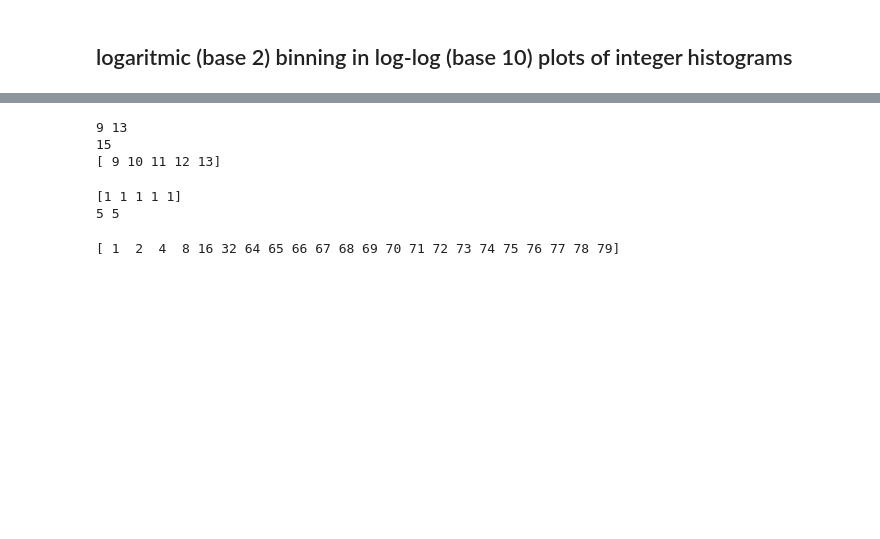
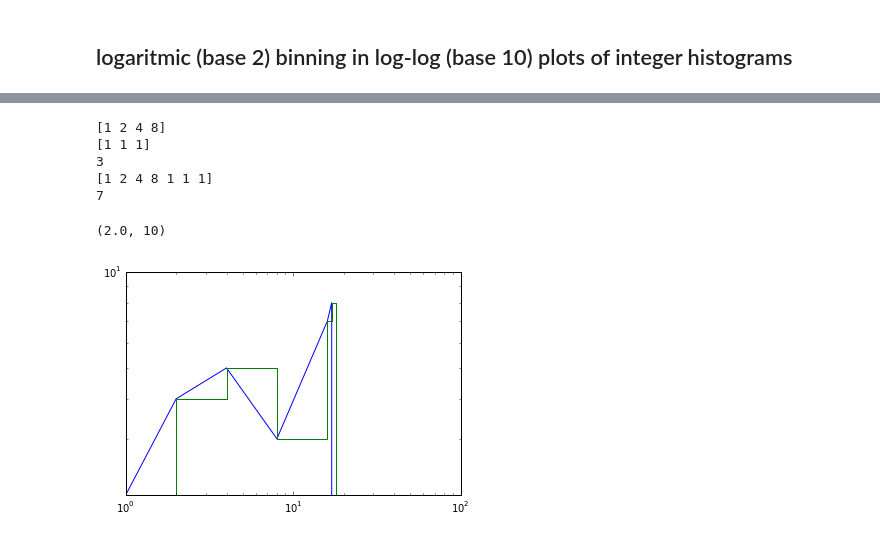
Before and after one commit to FedericoMuciaccia/SistemiComplessi, a Jupyter notebook: src/log binning.ipynb, the cells around one changed output, grey strips where cells are left out. Saved outputs shown, nothing was run; the diff lists cells and outputs as text; code cells hidden in the pictures; blank space fills up the shorter version.

Commit message:
forse terminata canalizzazione logaritmica

```diff
--- a/src/log binning.ipynb
+++ b/src/log binning.ipynb
@@ -88,37 +83,43 @@ SyntaxError: invalid syntax (<ipython-input-136-8c837a25a4e9>, line 1)
-# %%
-
-linStart = 2**logStop + 1
-linStop = linMax
-
-print linStart, linStop
-
-nOtherLinBins = linStop - linStart + 1
-
-print nLinBins
-
-linBins = numpy.linspace(linStart, linStop, num=nOtherLinBins, dtype=int)
-
-print linBins
-# %% [output]
-9 13
-15
-[ 9 10 11 12 13]
-# %%
-linWeights = numpy.ones(nOtherLinBins, dtype=int)
-
-print linWeights
-
-print len(linBins), len(linWeights)
-# %% [output]
-[1 1 1 1 1]
-5 5
-# %%
-bins = numpy.append(logBins, linBins)
-
-print bins
-# %% [output]
-[ 1  2  4  8 16 32 64 65 66 67 68 69 70 71 72 73 74 75 76 77 78 79]
-# %%
-weights = numpy.append(logWeights, linWeights)
-
-print weights
+# %%
+
+DA BUTTARE
+
+
+# uso le proprietà dei logaritmi in base 2:
+# 2^(n+1) - 2^n = 2^n
+divisoriDatiCanalizzatiLog = numpy.delete(logBins, -1)
+
+print divisoriDatiCanalizzatiLog
+
+divisoriDatiCanalizzatiLin = numpy.ones(nLinBins, dtype=int)
+
+print divisoriDatiCanalizzatiLin
+
+print len(divisoriDatiCanalizzatiLin)
+
+divisoriDatiCanalizzati = numpy.append(divisoriDatiCanalizzatiLog, divisoriDatiCanalizzatiLin)
+
+print divisoriDatiCanalizzati
+
+print len(divisoriDatiCanalizzati)
+# %% [output]
+[1 2 4 8]
+[1 1 1]
+3
+[1 2 4 8 1 1 1]
+7
+# %%
+
+x = numpy.concatenate(([0], bins))
+conteggi = values
+y = numpy.concatenate(([0], conteggi, [0]))
+matplotlib.pyplot.plot(x, y)
+
+matplotlib.pyplot.xscale('log')
+matplotlib.pyplot.yscale('log')
+matplotlib.pyplot.step(x, y, where='post') #where = mid OR post
+matplotlib.pyplot.xlim(0,100)
+matplotlib.pyplot.ylim(0,10)
+# %% [output]
+(2.0, 10)
+[figure, added]
```
Also changed, not shown: parts of 9 cells of this notebook, 4 other files.
